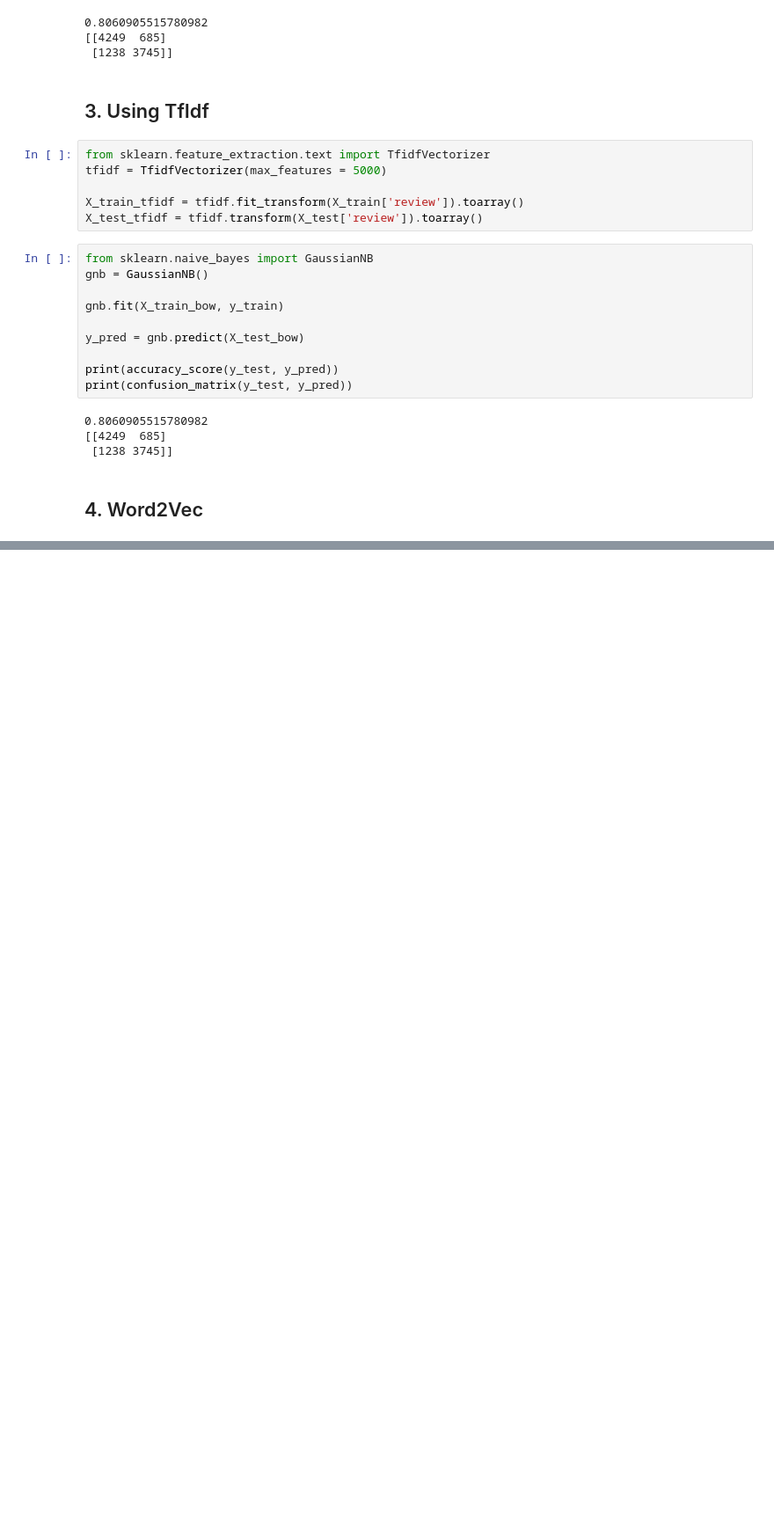
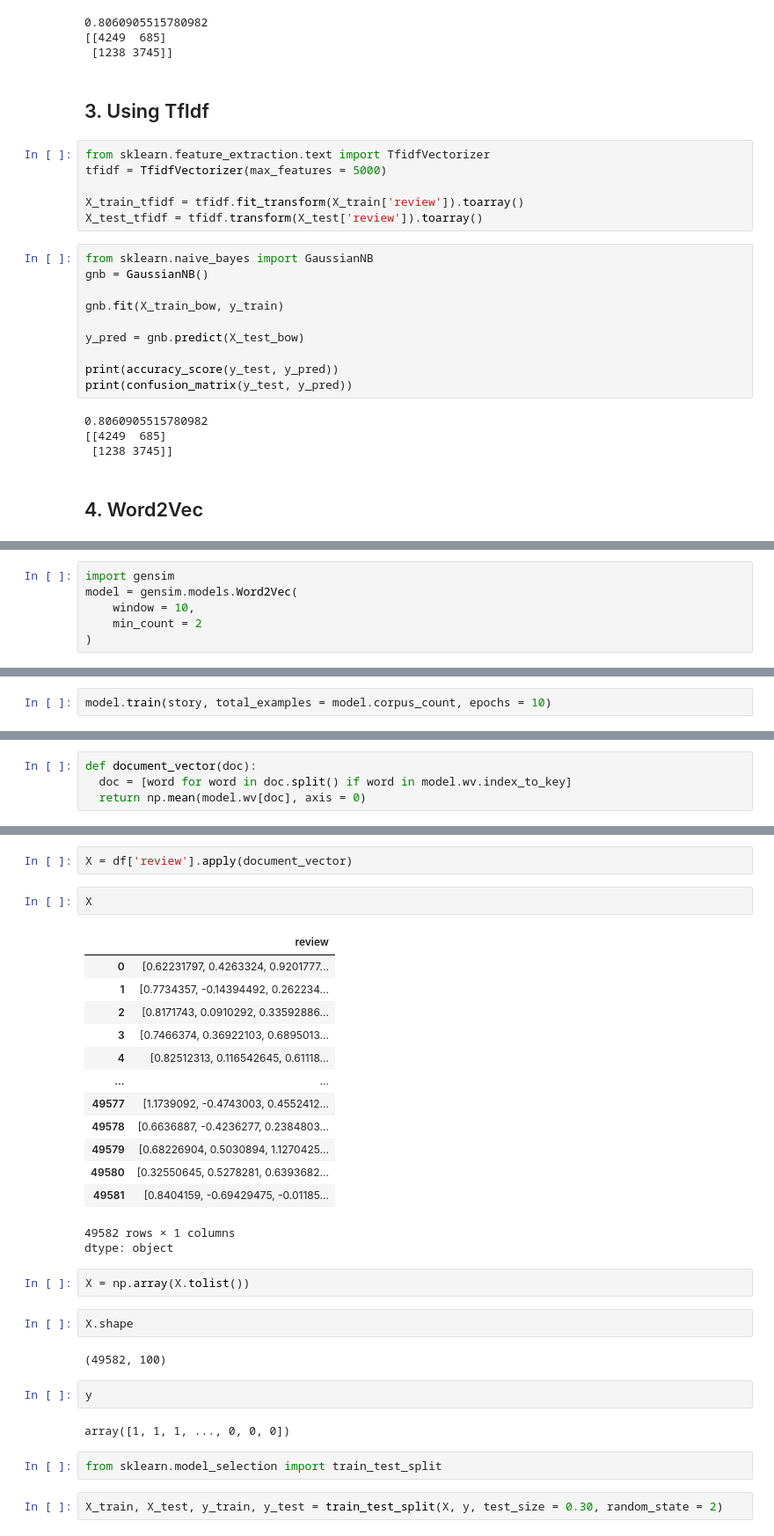
Before and after one commit to vinod-kaumar/NLP-by-vinod, a Jupyter notebook: Text-classification/Text_classification.ipynb, the cells around one changed output, grey strips where cells are left out. Shown at 88% size. Cells and saved outputs as stored; diff of their text form; blank space fills up the shorter version.

```diff
--- a/Text-classification/Text_classification.ipynb
+++ b/Text-classification/Text_classification.ipynb
@@ -423,0 +511,6 @@ print(confusion_matrix(y_test, y_pred))
+# %%
+import gensim
+model = gensim.models.Word2Vec(
+    window = 10,
+    min_count = 2
+)
@@ -423,0 +543,2 @@ print(confusion_matrix(y_test, y_pred))
+# %%
+model.train(story, total_examples = model.corpus_count, epochs = 10)
@@ -423,0 +579,4 @@ print(confusion_matrix(y_test, y_pred))
+# %%
+def document_vector(doc):
+  doc = [word for word in doc.split() if word in model.wv.index_to_key]
+  return np.mean(model.wv[doc], axis = 0)
@@ -423,0 +603,33 @@ print(confusion_matrix(y_test, y_pred))
+# %%
+X = df['review'].apply(document_vector)
+# %%
+X
+# %% [output]
+|  | review |
+| 0 | [0.62231797, 0.4263324, 0.9201777... |
+| 1 | [0.7734357, -0.14394492, 0.262234... |
+| 2 | [0.8171743, 0.0910292, 0.33592886... |
+| 3 | [0.7466374, 0.36922103, 0.6895013... |
+| 4 | [0.82512313, 0.116542645, 0.61118... |
+| ... | ... |
+| 49577 | [1.1739092, -0.4743003, 0.4552412... |
+| 49578 | [0.6636887, -0.4236277, 0.2384803... |
+| 49579 | [0.68226904, 0.5030894, 1.1270425... |
+| 49580 | [0.32550645, 0.5278281, 0.6393682... |
+| 49581 | [0.8404159, -0.69429475, -0.01185... |
+49582 rows × 1 columns
+dtype: object
+# %%
+X = np.array(X.tolist())
+# %%
+X.shape
+# %% [output]
+(49582, 100)
+# %%
+y
+# %% [output]
+array([1, 1, 1, ..., 0, 0, 0])
+# %%
+from sklearn.model_selection import train_test_split
+# %%
+X_train, X_test, y_train, y_test = train_test_split(X, y, test_size = 0.30, random_state = 2)
```
Also changed, not shown: parts of 28 cells of this notebook.
